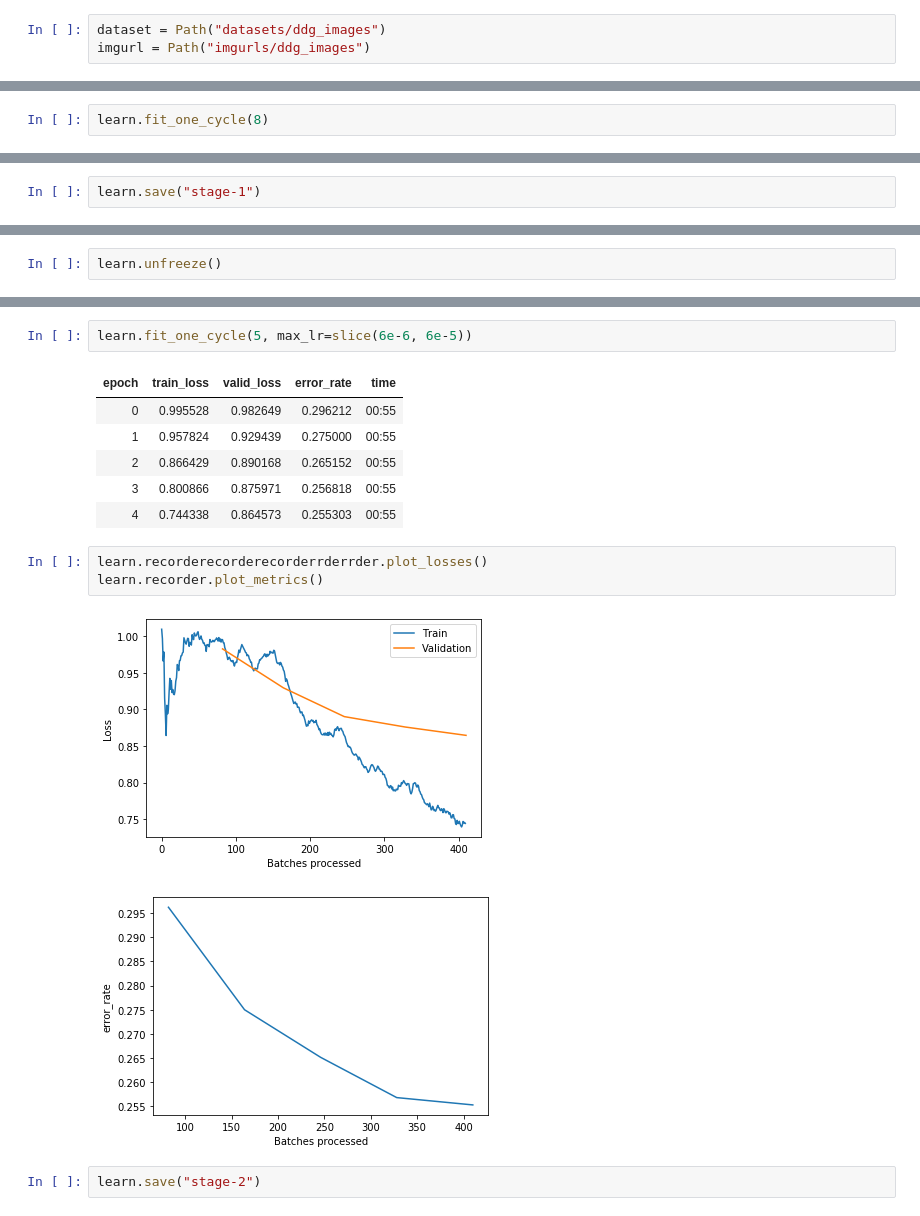
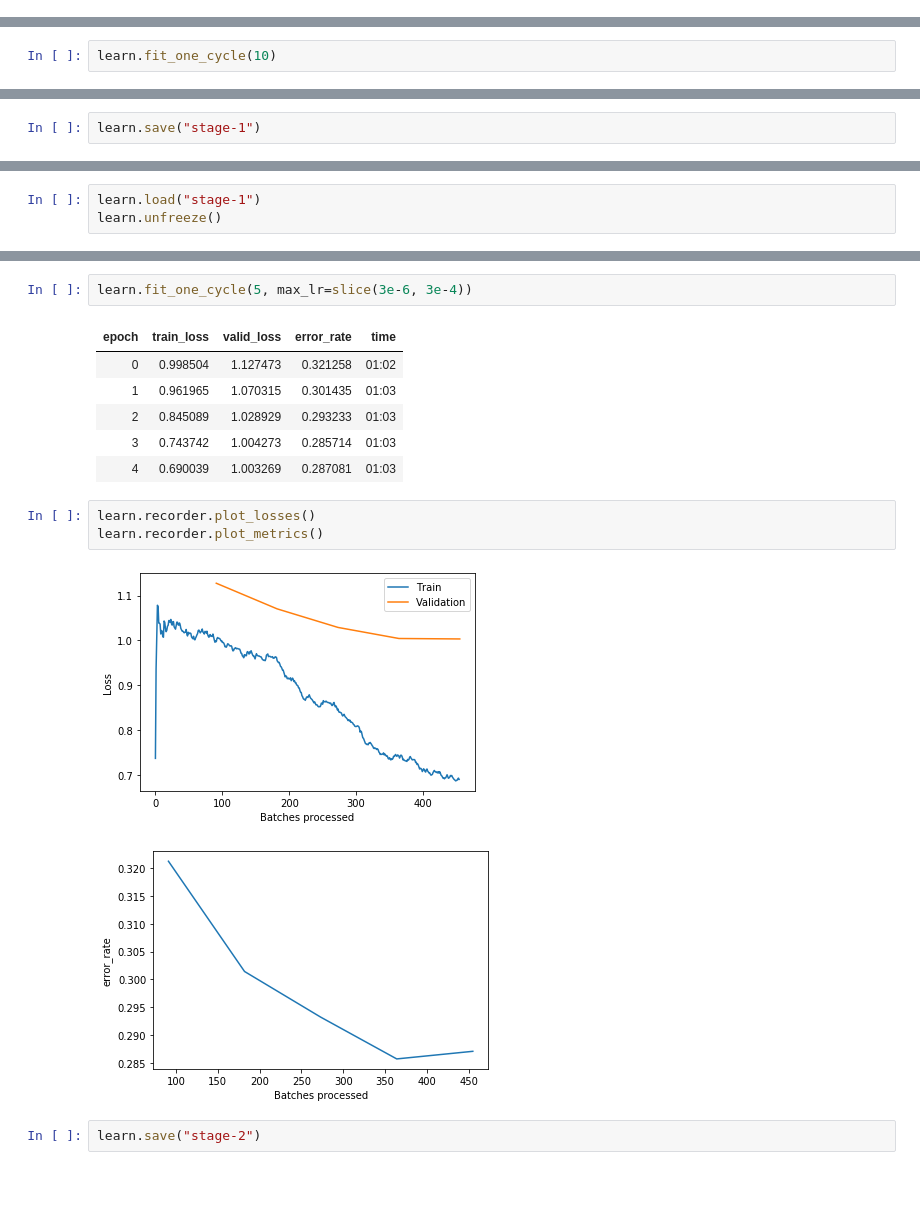
Before and after one commit to oddrationale/olympian-deities, a Jupyter notebook: olympian_deities.ipynb, the cells around one changed output, grey strips where cells are left out. Saved outputs shown, nothing was run; the diff lists cells and outputs as text; blank space fills up the shorter version.

```diff
--- a/olympian_deities.ipynb
+++ b/olympian_deities.ipynb
@@ -19,3 +12,0 @@ urls=Array.from(document.querySelectorAll('.tile--img__img')).map(el=>el.hasAttr
-# %%
-dataset = Path("datasets/ddg_images")
-imgurl = Path("imgurls/ddg_images")
@@ -147,4 +142,4 @@ learn = cnn_learner(data, models.resnet34, metrics=error_rate)
 # %%
-learn.fit_one_cycle(8)
+learn.fit_one_cycle(10)
 # %% [output]
 | epoch | train_loss | valid_loss | error_rate | time |
@@ -171,4 +166,5 @@ learn.save("stage-1")
 # %%
+learn.load("stage-1")
 learn.unfreeze()
 # %%
 learn.lr_find()
@@ -183,18 +178,18 @@ LR Finder is complete, type {learner_name}.recorder.plot() to see the graph.
 # %%
-learn.fit_one_cycle(5, max_lr=slice(6e-6, 6e-5))
+learn.fit_one_cycle(5, max_lr=slice(3e-6, 3e-4))
 # %% [output]
 | epoch | train_loss | valid_loss | error_rate | time |
-| 0 | 0.995528 | 0.982649 | 0.296212 | 00:55 |
-| 1 | 0.957824 | 0.929439 | 0.275000 | 00:55 |
-| 2 | 0.866429 | 0.890168 | 0.265152 | 00:55 |
-| 3 | 0.800866 | 0.875971 | 0.256818 | 00:55 |
-| 4 | 0.744338 | 0.864573 | 0.255303 | 00:55 |
+| 0 | 0.998504 | 1.127473 | 0.321258 | 01:02 |
+| 1 | 0.961965 | 1.070315 | 0.301435 | 01:03 |
+| 2 | 0.845089 | 1.028929 | 0.293233 | 01:03 |
+| 3 | 0.743742 | 1.004273 | 0.285714 | 01:03 |
+| 4 | 0.690039 | 1.003269 | 0.287081 | 01:03 |
 # %%
-learn.recorderecorderecorderrderrder.plot_losses()
+learn.recorder.plot_losses()
 learn.recorder.plot_metrics()
 # %% [output]
-[figure, old version]
+[figure, new version]
-[figure, old version]
+[figure, new version]
 # %%
 learn.save("stage-2")
 # %% [markdown]
```
Also changed, not shown: parts of 29 cells of this notebook, 1 other file.
